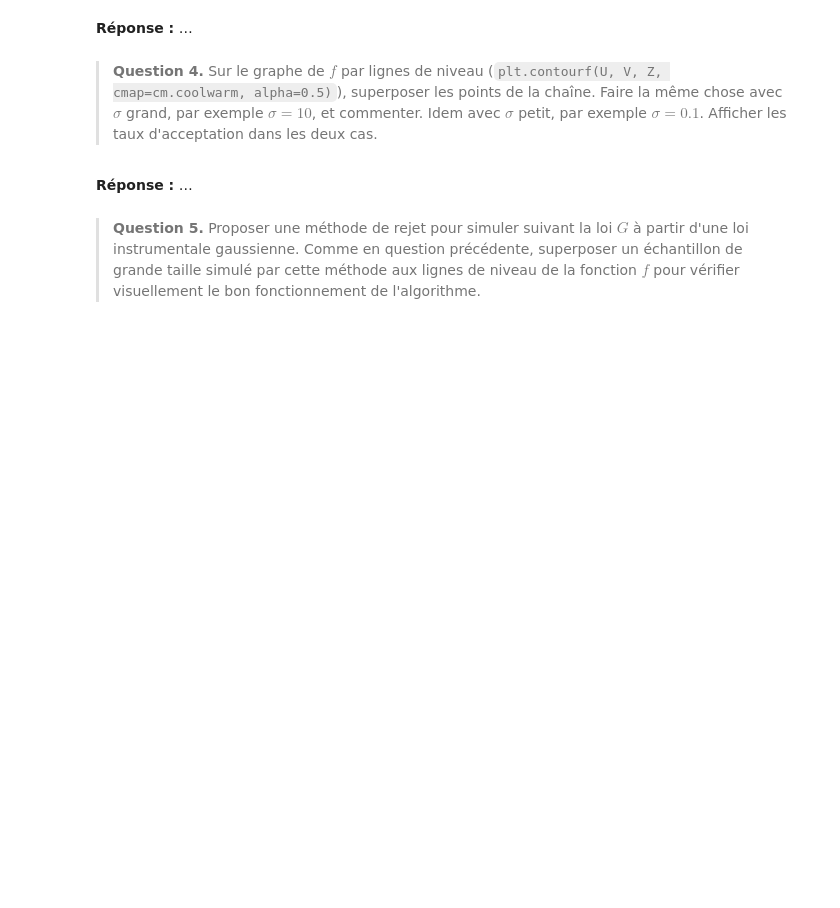
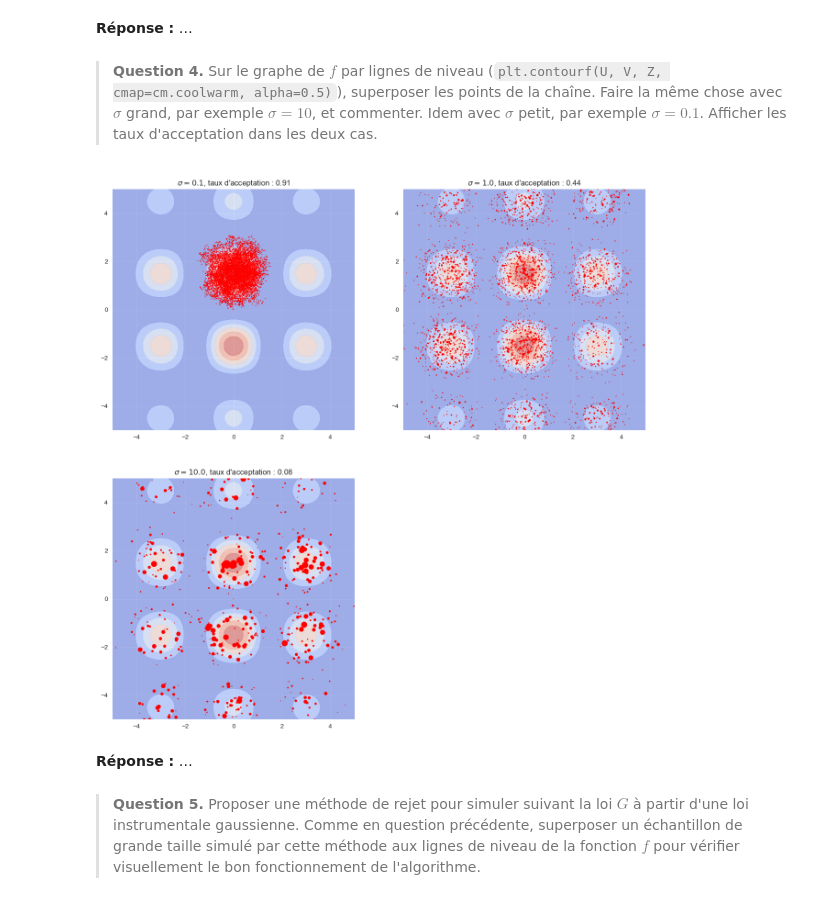
Before and after one commit to PolTibau/Statistique-Computationnelle, a Jupyter notebook: TP/TP3_student.ipynb, the cells around one changed output. Saved outputs shown, nothing was run; the diff lists cells and outputs as text; code cells hidden in the pictures; blank space fills up the shorter version.

```diff
--- a/TP/TP3_student.ipynb
+++ b/TP/TP3_student.ipynb
@@ -332,9 +336,18 @@ def sample_metropolis_2d(kernel, size=1, init=(0., 0.)):
     sample = [init]
     n_acc = 0
     for i in range(size):
-        # Compléter
+        cand = init + move[i]
+        if(f(init)==0):
+            init = cand
+            sample.append(cand)
+            n_acc+=1
+        elif(threshold[i] <= min(1,f(cand)/f(init))):
+            init = cand
+            sample.append(cand)
+            n_acc+=1
+        else:
+            sample.append(init)
 
-        # Fin compléter
     return np.asarray(sample), n_acc/size
 
 n = 10**4
@@ -342,6 +355,9 @@ sigma = 1
 
 # Création de la chaîne avec Metropolis et affichage du taux d'acceptation
 # Compléter
+x0 = np.array([0,0])
+def K(sigma):
+    return stats.multivariate_normal(mean=[0,0], cov=[[sigma**2, 0], [0, sigma**2]])
+S4, rate = sample_metropolis_2d(K(sigma), size=n, init=x0)
 
-# Fin compléter
 print(f"Taux d'acceptation : {rate}")
@@ -354,20 +372,18 @@ Sur le graphe de $f$ par lignes de niveau (`plt.contourf(U, V, Z, cmap=cm.coolwa
 # %%
 # Answer
 plt.figure(figsize=(15, 15))
 for i, sigma in enumerate([0.1, 1, 10]):
     # Création de la chaîne avec Metropolis
-    # Compléter
-
-    # Fin compléter
+    C, r = sample_metropolis_2d(K(sigma), n, )
     plt.subplot(2, 2, i+1)
     plt.contourf(U, V, Z, cmap="coolwarm", alpha=0.5)
-    # Affichage des points
-    # Compléter
-
-    # Fin compléter
+    uniq, c = np.unique(C, axis = 0, return_counts=True)
+    plt.scatter(uniq[:,0], uniq[:,1], color='red', s=c)
     plt.xlim([U.min(), U.max()])
     plt.ylim([V.min(), V.max()])
-    plt.title(f"$\\sigma={sigma:.1f}$, taux d'acceptation : {rate:.2f}")
+    plt.title(f"$\\sigma={sigma:.1f}$, taux d'acceptation : {r:.2f}")
+# %% [output]
+[figure, added]
 # %% [markdown]
 **Réponse :**
 …
```
Also changed, not shown: parts of 13 cells of this notebook.
